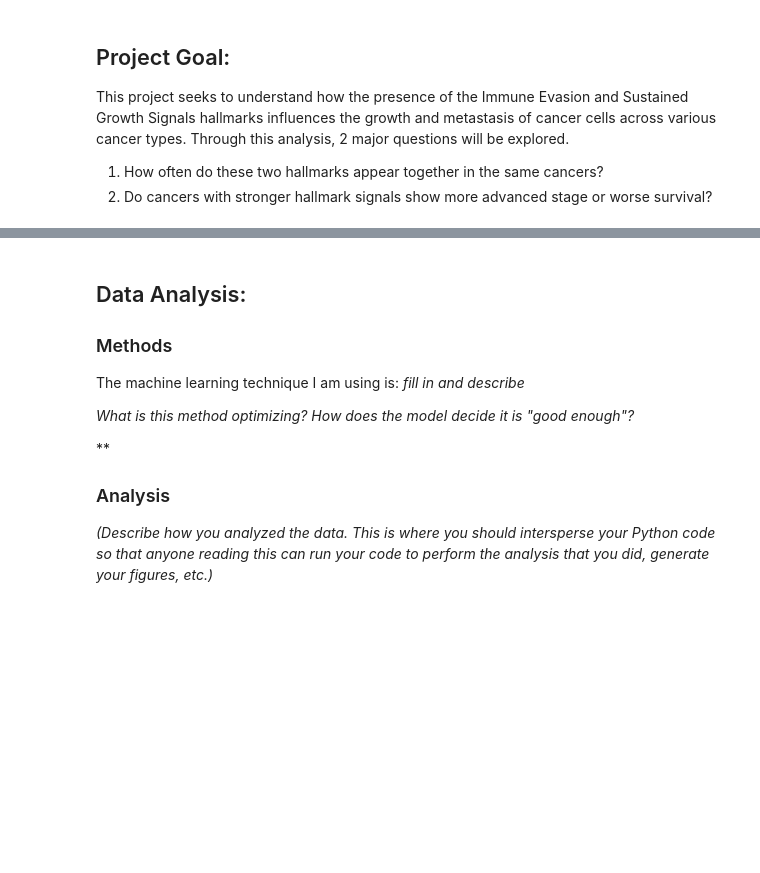
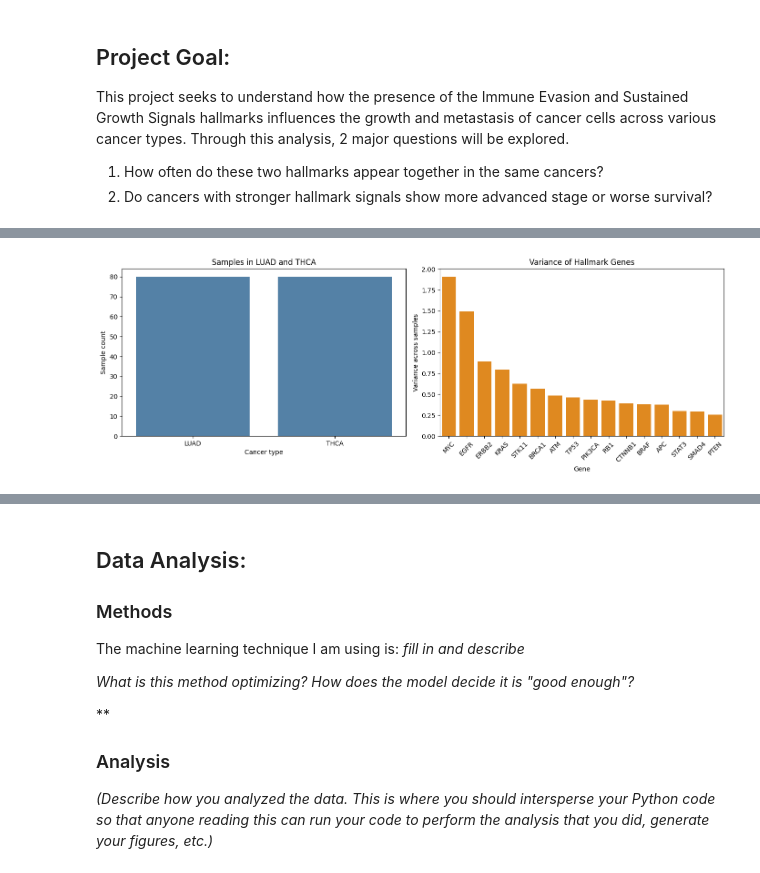
Before and after one commit to xxy8nq/Module-4-Cancer, a Jupyter notebook: code/Module 4-Sullivan-Janousek.ipynb, the cells around one changed output, grey strips where cells are left out. Cells and saved outputs as stored; diff of their text form; code cells hidden in the pictures; blank space fills up the shorter version.

Commit message:
finish data-set and exploratory analysis

```diff
--- a/code/Module 4-Sullivan-Janousek.ipynb
+++ b/code/Module 4-Sullivan-Janousek.ipynb
@@ -61,0 +77,79 @@ Data will be extracted from *Alternative preprocessing of RNA-Sequencing data in
+# %%
+import runpy
+import pandas as pd
+import matplotlib.pyplot as plt
+import seaborn as sns
+
+expression_df = pd.read_csv("../data/TRAINING_SET_GSE62944_subsample_log2TPM.csv", index_col=0)
+metadata_df = pd.read_csv("../data/TRAINING_SET_GSE62944_metadata.csv", index_col=0)
+gene_namespace = runpy.run_path("../data/immuneevasiongenes.csv")
+raw_gene_list = [row[0] for row in gene_namespace["gene_data"][1:]]
+
+gene_aliases = {
+    "HER2": ["HER2", "ERBB2"],
+    "BRCA1/2": ["BRCA1", "BRCA2"],
+    "RAS": ["RAS", "KRAS", "HRAS", "NRAS"],
+}
+
+matched_genes = {}
+missing_genes = []
+for gene in raw_gene_list:
+    candidates = gene_aliases.get(gene, [gene])
+    match = next((candidate for candidate in candidates if candidate in expression_df.index), None)
+    if match:
+        matched_genes[gene] = match
+    else:
+        missing_genes.append(gene)
+
+print("Expression matrix shape:", expression_df.shape)
+print("Metadata shape:", metadata_df.shape)
+print("\nSamples in the cancer types of interest:")
+print(metadata_df["cancer_type"].value_counts().reindex(["LUAD", "THCA"]))
+print("\nGenes matched in the expression matrix:")
+print(matched_genes)
+print("\nGenes not found:")
+print(missing_genes)
+
+selected_types = ["LUAD", "THCA"]
+subset_metadata = metadata_df[metadata_df["cancer_type"].isin(selected_types)].copy()
+subset_expression = expression_df[subset_metadata.index]
+subset_genes = subset_expression.loc[list(matched_genes.values())]
+subset_merged = subset_genes.T.join(subset_metadata)
+
+print("\nSubset expression shape:", subset_genes.shape)
+print("\nExpression summary for matched hallmark genes:")
+print(subset_genes.describe().T[["mean", "std", "min", "max"]].sort_values("std", ascending=False))
+
+gene_variance = subset_genes.var(axis=1).sort_values(ascending=False)
+
+fig, axes = plt.subplots(1, 2, figsize=(14, 5))
+
+sample_counts = subset_metadata["cancer_type"].value_counts().reindex(selected_types)
+sns.barplot(x=sample_counts.index, y=sample_counts.values, ax=axes[0], color="steelblue")
+axes[0].set_title("Samples in LUAD and THCA")
+axes[0].set_xlabel("Cancer type")
+axes[0].set_ylabel("Sample count")
+
+sns.barplot(x=gene_variance.index, y=gene_variance.values, ax=axes[1], color="darkorange")
+axes[1].set_title("Variance of Hallmark Genes")
+axes[1].set_xlabel("Gene")
+axes[1].set_ylabel("Variance across samples")
+axes[1].tick_params(axis="x", rotation=45)
+
+plt.tight_layout()
+plt.show()
+
+plot_genes = [gene for gene in ["EGFR", "BRAF", "PTEN", "TP53"] if gene in subset_genes.index]
+if plot_genes:
+    melted = subset_merged.reset_index().rename(columns={"index": "sample_id"}).melt(
+        id_vars=["sample_id", "cancer_type"],
+        value_vars=plot_genes,
+        var_name="gene",
+        value_name="log2_TPM",
+    )
+    plt.figure(figsize=(10, 5))
+    sns.boxplot(data=melted, x="gene", y="log2_TPM", hue="cancer_type")
+    plt.title("Hallmark Gene Expression in LUAD and THCA")
+    plt.tight_layout()
+    plt.show()
+# %% [output]
@@ -61,0 +173 @@ Data will be extracted from *Alternative preprocessing of RNA-Sequencing data in
+[figure, added]
```
Also changed, not shown: parts of 5 cells of this notebook.
